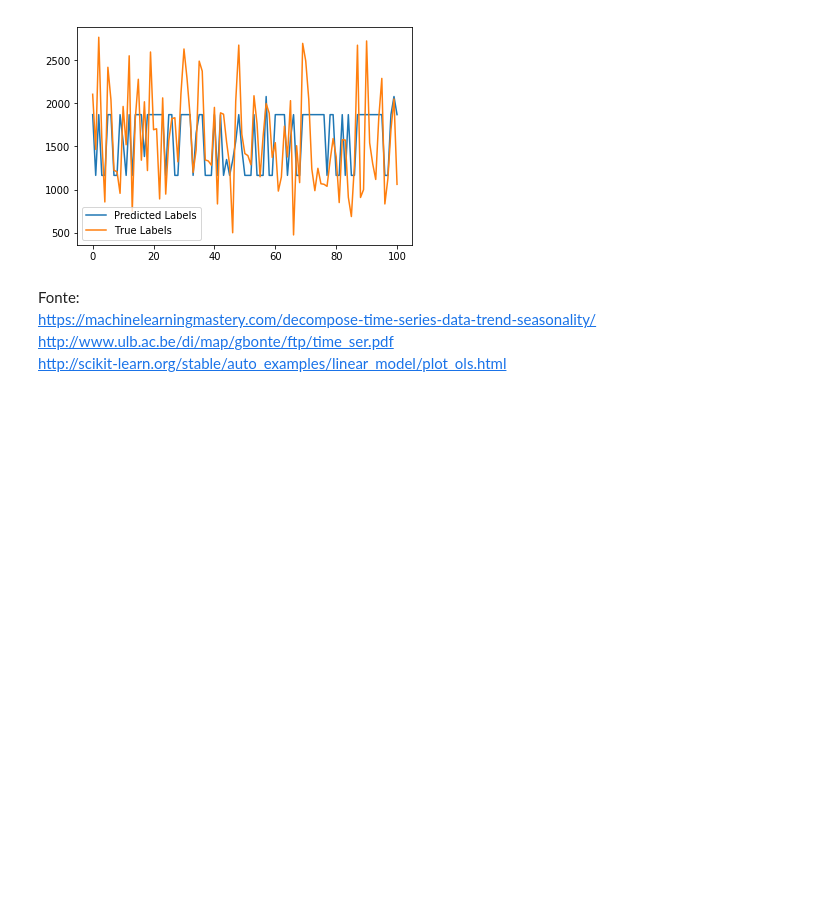
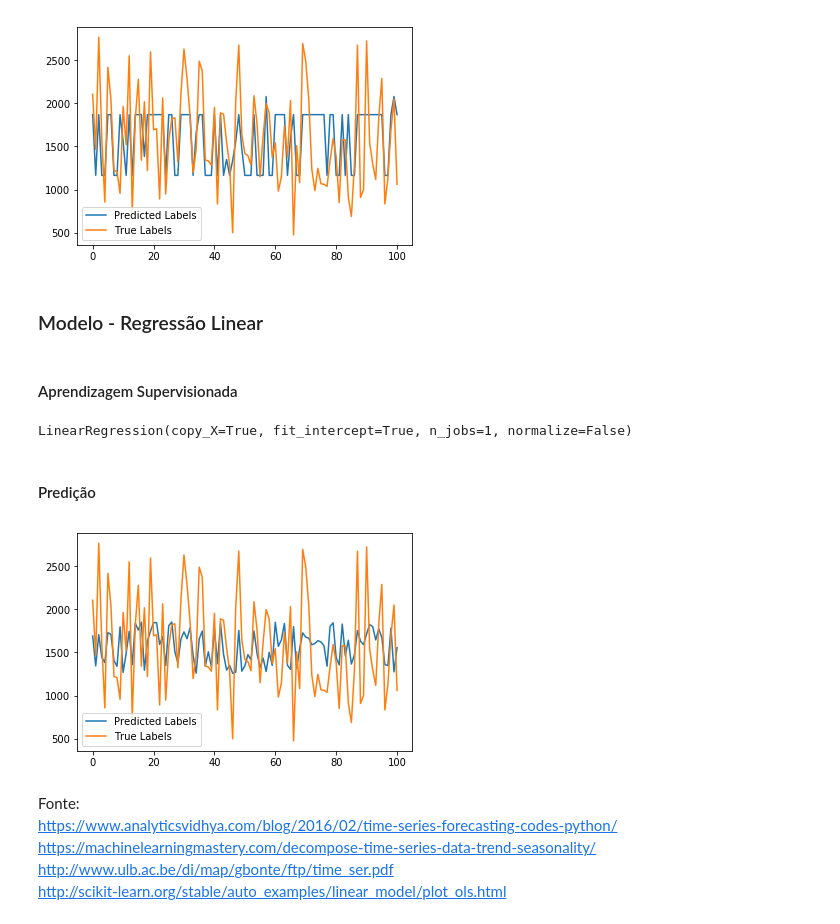
Before and after one commit to rebecabaldomir/web-traffic-predict, a Jupyter notebook: Predict Web Traffic.ipynb, the cells around one changed output. Cells and saved outputs as stored; diff of their text form; code cells hidden in the pictures; blank space fills up the shorter version.

Commit message:
predicting with linear regression

```diff
--- a/Predict Web Traffic.ipynb
+++ b/Predict Web Traffic.ipynb
@@ -36,5 +34,5 @@ plt.show()
 # %%
 arq = pd.read_table('input/input01.txt',names=["sessions"])
 X = arq.index.values.reshape(-1, 1)
-y = arq['sessions']
+y = arq.values
 X_train, X_test, y_train, y_test = train_test_split(X, y, test_size=0.20, random_state=42)
@@ -60,8 +60,30 @@ plt.legend()
 plt.show()
 # %% [output]
 [figure]
+# %% [markdown]
+### Modelo - Regressão Linear
+# %% [markdown]
+#### Aprendizagem Supervisionada
+# %%
+from sklearn.linear_model import LinearRegression
+regr = LinearRegression()
+regr.fit(X_train, y_train)
+# %% [output]
+LinearRegression(copy_X=True, fit_intercept=True, n_jobs=1, normalize=False)
+# %% [markdown]
+#### Predição
+# %%
+y_pred = regr.predict(X_test)
+# %%
+plt.plot(y_pred, label='Predicted Labels')
+plt.plot(y_test, label='True Labels')
+plt.legend()
+plt.show()
+# %% [output]
+[figure, added]
 # %% [markdown]
 Fonte:
+https://www.analyticsvidhya.com/blog/2016/02/time-series-forecasting-codes-python/
 https://machinelearningmastery.com/decompose-time-series-data-trend-seasonality/
 http://www.ulb.ac.be/di/map/gbonte/ftp/time_ser.pdf
 http://scikit-learn.org/stable/auto_examples/linear_model/plot_ols.html
```
Also changed, not shown: parts of 4 cells of this notebook, 2 other files.
